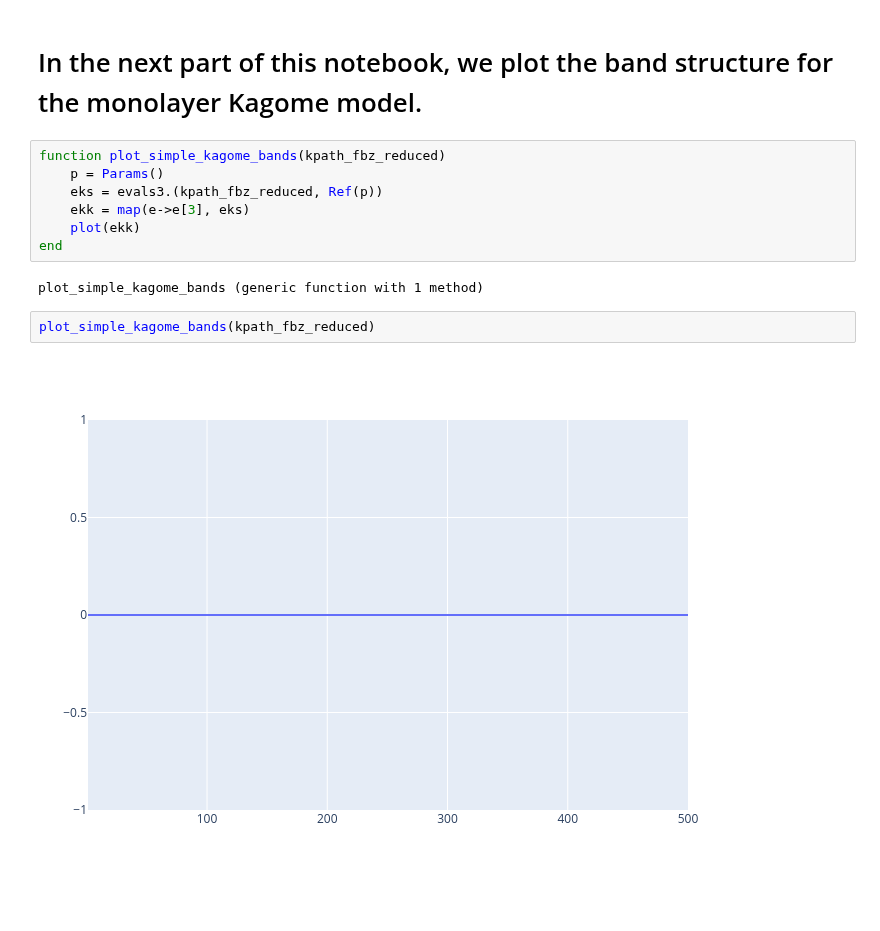
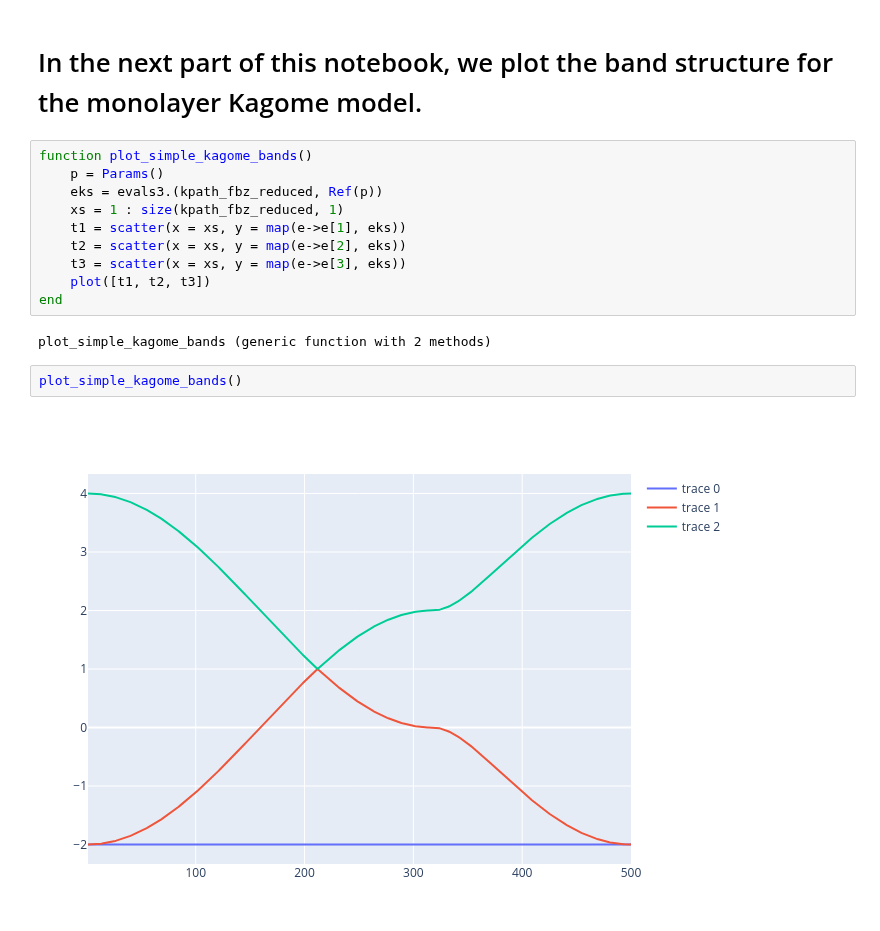
Before and after one commit to nabil-atlam/kagome, a Jupyter notebook: KagomeTransport/notebooks/BrillouinZone.ipynb, the cells around one changed output. Saved outputs shown, nothing was run; the diff lists cells and outputs as text; blank space fills up the shorter version.

```diff
--- a/KagomeTransport/notebooks/BrillouinZone.ipynb
+++ b/KagomeTransport/notebooks/BrillouinZone.ipynb
@@ -221,15 +236,18 @@ global const kpath_fbz_reduced::Vector{Vector{Float64}} = make_reduced(kpath_fbz
 # %% [markdown]
 # In the next part of this notebook, we plot the band structure for the monolayer Kagome model. #
 # %%
-function plot_simple_kagome_bands(kpath_fbz_reduced)
+function plot_simple_kagome_bands()
     p = Params()
     eks = evals3.(kpath_fbz_reduced, Ref(p))
-    ekk = map(e->e[3], eks)
-    plot(ekk)
+    xs = 1 : size(kpath_fbz_reduced, 1)
+    t1 = scatter(x = xs, y = map(e->e[1], eks))
+    t2 = scatter(x = xs, y = map(e->e[2], eks))
+    t3 = scatter(x = xs, y = map(e->e[3], eks))
+    plot([t1, t2, t3])
 end
 # %% [output]
-plot_simple_kagome_bands (generic function with 1 method)
+plot_simple_kagome_bands (generic function with 2 methods)
 # %%
-plot_simple_kagome_bands(kpath_fbz_reduced)
+plot_simple_kagome_bands()
 # %% [output]
-[figure, old version]
+[figure, new version]
```
Also changed, not shown: parts of 9 cells of this notebook, 1 other file.
